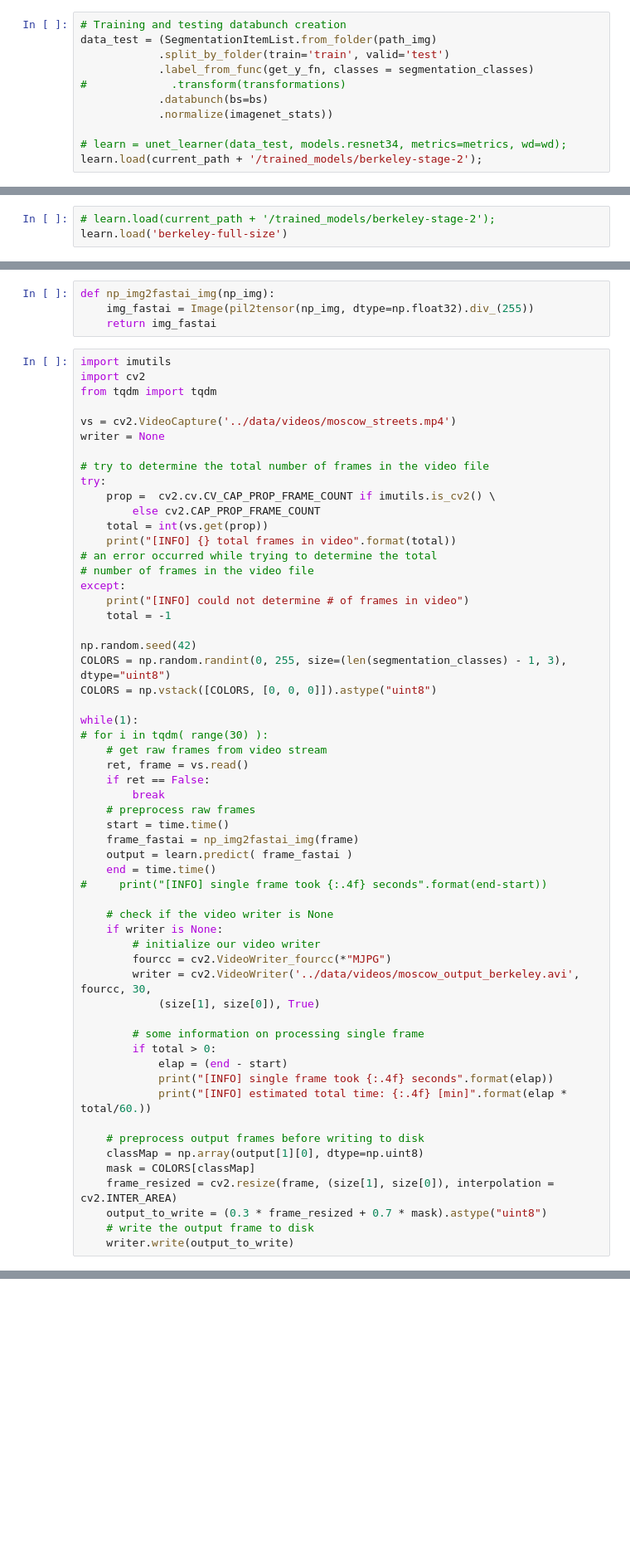
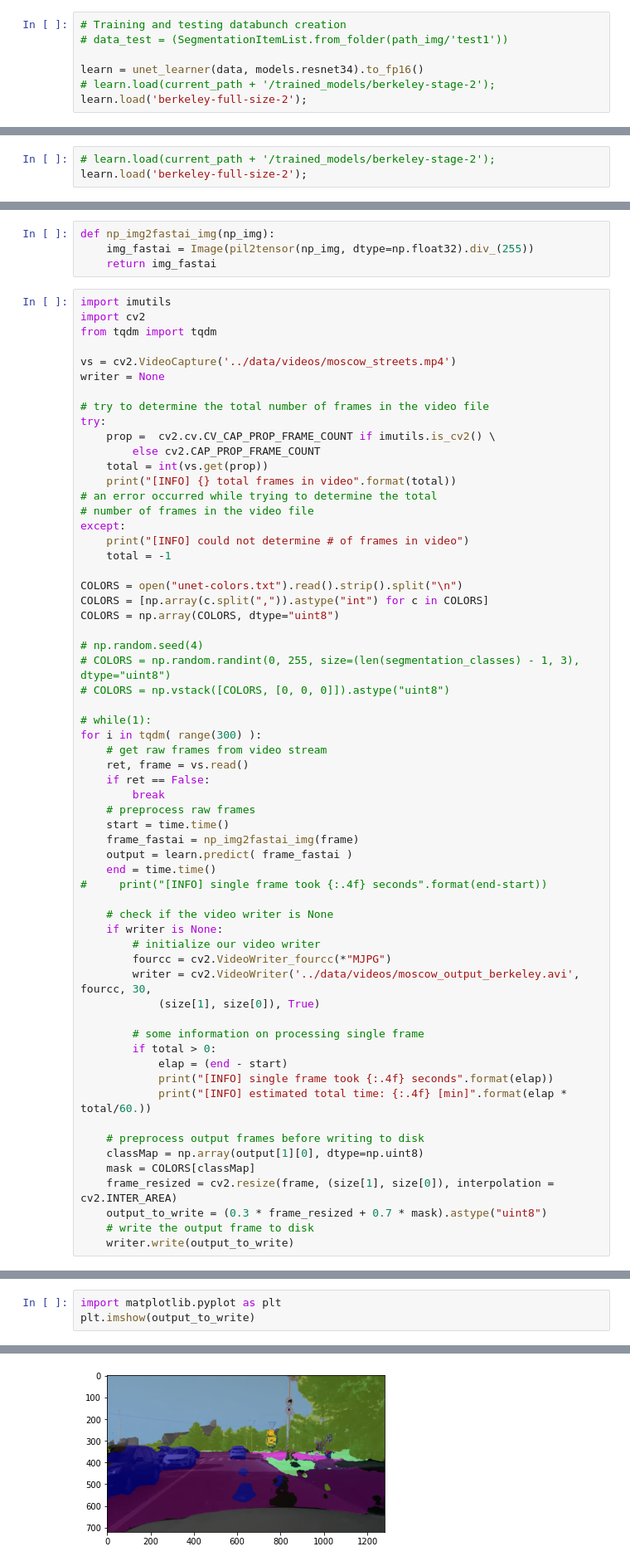
Before and after one commit to RuslanAgishev/robot_scene_understanding, a Jupyter notebook: Semantic_Segmentation/UNet/fastai/fastai_berkeley.ipynb, the cells around one changed output, grey strips where cells are left out. Shown at 83% size. Drawn from its saved outputs; the diff is of its cells as text; blank space fills up the shorter version.

```diff
--- a/Semantic_Segmentation/UNet/fastai/fastai_berkeley.ipynb
+++ b/Semantic_Segmentation/UNet/fastai/fastai_berkeley.ipynb
@@ -294,11 +285,7 @@ learn.save(current_path + '/trained_models/berkeley-stage-2')
 # %%
 # Training and testing databunch creation
-data_test = (SegmentationItemList.from_folder(path_img)
-            .split_by_folder(train='train', valid='test')
-            .label_from_func(get_y_fn, classes = segmentation_classes)
-#             .transform(transformations)
-            .databunch(bs=bs)
-            .normalize(imagenet_stats))
+# data_test = (SegmentationItemList.from_folder(path_img/'test1'))
 
-# learn = unet_learner(data_test, models.resnet34, metrics=metrics, wd=wd);
-learn.load(current_path + '/trained_models/berkeley-stage-2');
+learn = unet_learner(data, models.resnet34).to_fp16()
+# learn.load(current_path + '/trained_models/berkeley-stage-2');
+learn.load('berkeley-full-size-2');
@@ -319,7 +308,7 @@ tensor([[ 8,  8,  8,  ..., 19, 19, 19],
 ## Making predictions
 # %%
 # learn.load(current_path + '/trained_models/berkeley-stage-2');
-learn.load('berkeley-full-size')
+learn.load('berkeley-full-size-2');
 # %% [markdown]
 ### Image inference
 # %%
@@ -361,12 +355,16 @@ except:
     print("[INFO] could not determine # of frames in video")
     total = -1
 
-np.random.seed(42)
-COLORS = np.random.randint(0, 255, size=(len(segmentation_classes) - 1, 3), dtype="uint8")
-COLORS = np.vstack([COLORS, [0, 0, 0]]).astype("uint8")
+COLORS = open("unet-colors.txt").read().strip().split("\n")
+COLORS = [np.array(c.split(",")).astype("int") for c in COLORS]
+COLORS = np.array(COLORS, dtype="uint8")
 
-while(1):
-# for i in tqdm( range(30) ):
+# np.random.seed(4)
+# COLORS = np.random.randint(0, 255, size=(len(segmentation_classes) - 1, 3), dtype="uint8")
+# COLORS = np.vstack([COLORS, [0, 0, 0]]).astype("uint8")
+
+# while(1):
+for i in tqdm( range(300) ):
     # get raw frames from video stream
     ret, frame = vs.read()
     if ret == False:
@@ -400,0 +403,4 @@ while(1):
+# %%
+import matplotlib.pyplot as plt
+plt.imshow(output_to_write)
+# %% [output]
@@ -400,0 +408 @@ while(1):
+[figure, added]
```
Also changed, not shown: parts of 21 cells of this notebook, 5 other files.
